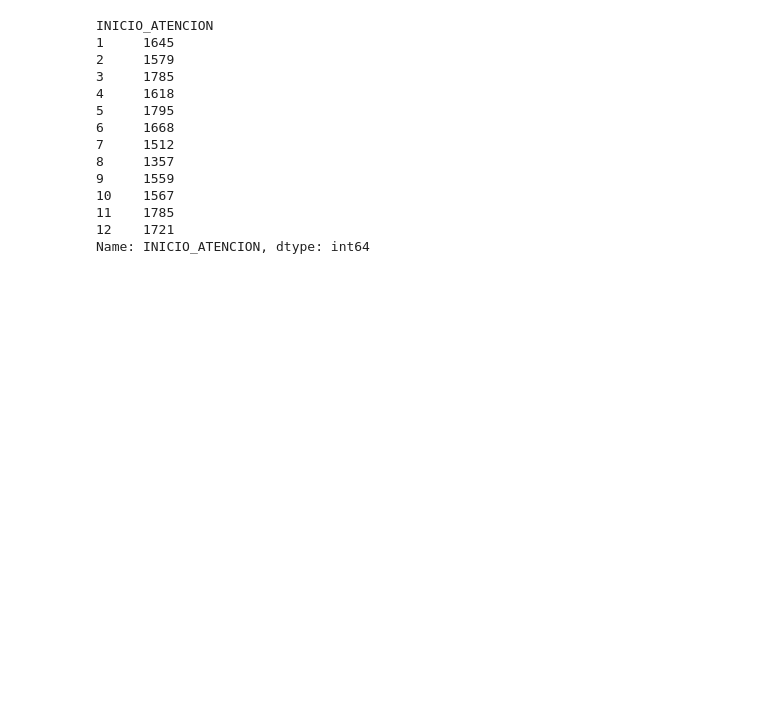
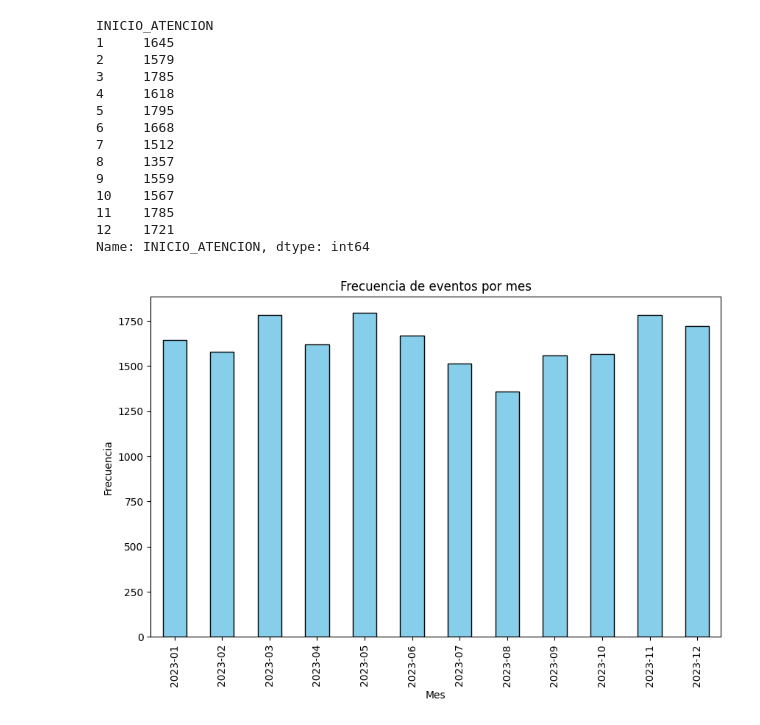
Before and after one commit to Lemito66/Maestria, a Jupyter notebook: Analisis_de_Riesgos/proyecto/proyecto.ipynb, the cells around one changed output. Cells and saved outputs as stored; diff of their text form; code cells hidden in the pictures; blank space fills up the shorter version.

Commit message:
inicio del proyecto

```diff
--- a/Analisis_de_Riesgos/proyecto/proyecto.ipynb
+++ b/Analisis_de_Riesgos/proyecto/proyecto.ipynb
@@ -102,3 +102,18 @@ INICIO_ATENCION
 11    1785
 12    1721
 Name: INICIO_ATENCION, dtype: int64
+# %%
+df['fecha_hora'] = pd.to_datetime(df['INICIO_ATENCION'])
+
+# Agrupa los datos por mes y cuenta la frecuencia en cada mes
+df_meses = df.groupby(df['fecha_hora'].dt.to_period("M")).size()
+
+# Crea un gráfico de barras para visualizar la frecuencia de eventos en cada mes
+plt.figure(figsize=(10, 6))
+df_meses.plot(kind='bar', color='skyblue', edgecolor='black')
+plt.title('Frecuencia de eventos por mes')
+plt.xlabel('Mes')
+plt.ylabel('Frecuencia')
+plt.show()
+# %% [output]
+[figure, added]
```
Also changed, not shown: parts of 3 cells of this notebook, 1 other file.
